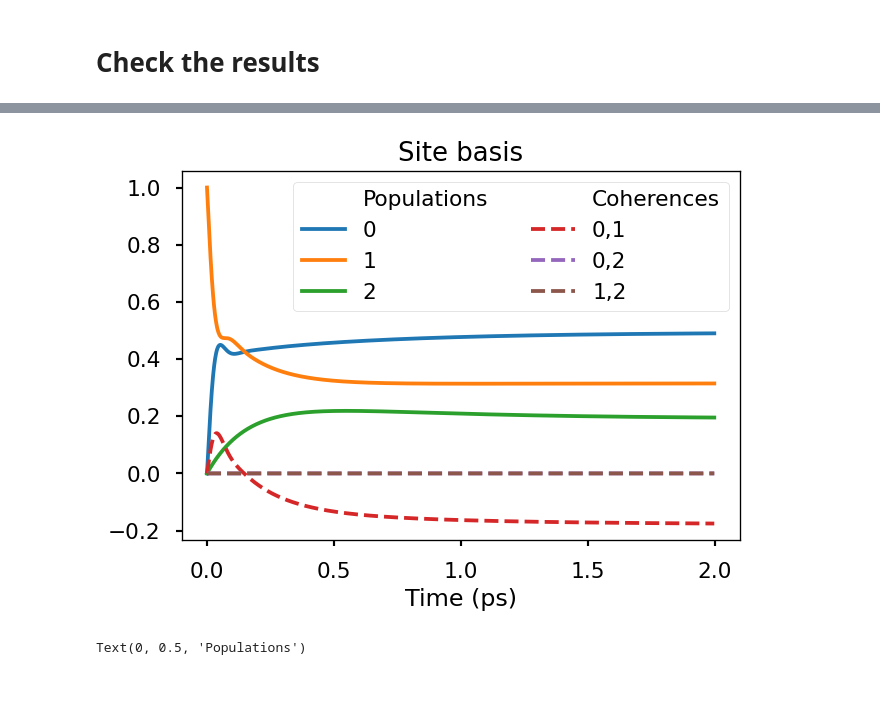
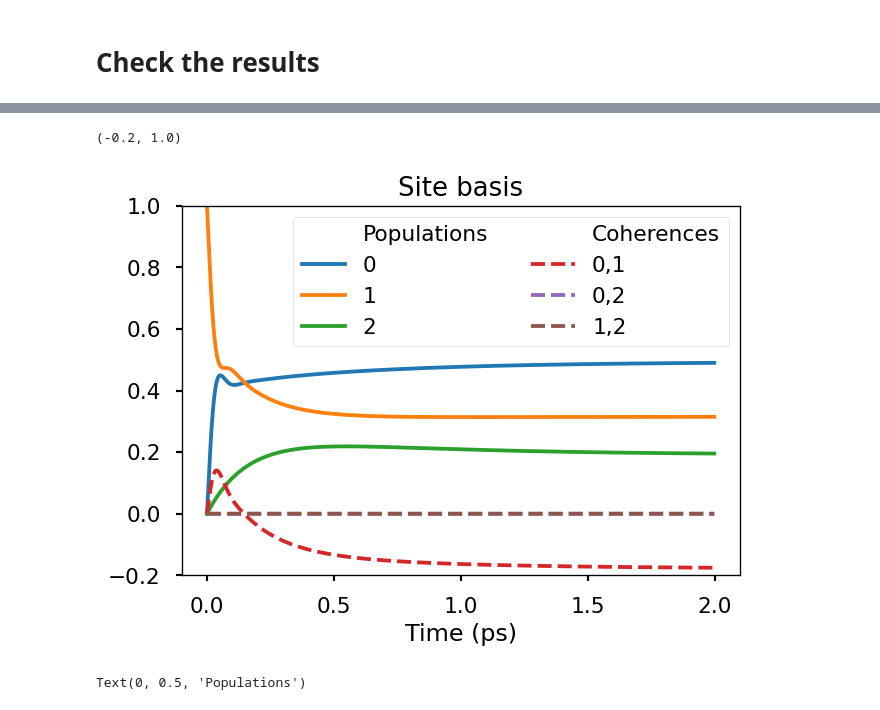
Before and after one commit to Molecolab-Pisa/pyQME, a Jupyter notebook: examples/notebooks/excited_state_dynamics/redfield_forster.ipynb, the cells around one changed output, grey strips where cells are left out. Saved outputs shown, nothing was run; the diff lists cells and outputs as text; code cells hidden in the pictures.

```diff
--- a/examples/notebooks/excited_state_dynamics/redfield_forster.ipynb
+++ b/examples/notebooks/excited_state_dynamics/redfield_forster.ipynb
@@ -142,17 +143,19 @@ plt.xlabel('Time (ps)');
 # %%
 plt.title('Site basis')
 plt.plot([],[],color='white',label='Populations')
 plt.plot(time_axis_ps,rho_t_site[:,0,0].real,label = '0')
 plt.plot(time_axis_ps,rho_t_site[:,1,1].real,label = '1')
 plt.plot(time_axis_ps,rho_t_site[:,2,2].real,label = '2')
 plt.plot([],[],color='white',label='Coherences')
 plt.plot(time_axis_ps,rho_t_site[:,0,1].real,label = '0,1',ls='--')
 plt.plot(time_axis_ps,rho_t_site[:,0,2].real,label = '0,2',ls='--')
 plt.plot(time_axis_ps,rho_t_site[:,1,2].real,label = '1,2',ls='--')
 plt.legend(ncol=2,fontsize = 13)
 plt.xlabel('Time (ps)');
+plt.ylim(-0.2,1.0)
 # %% [output]
+(-0.2, 1.0)
-[figure, old version]
+[figure, new version]
 # %%
 plt.title('Clusterized basis')
 plt.plot(time_axis_ps,pop_t_cluterized[:,0].real,label = 'Sites 0-1')
```
Also changed, not shown: parts of 2 cells of this notebook, 22 other files.
